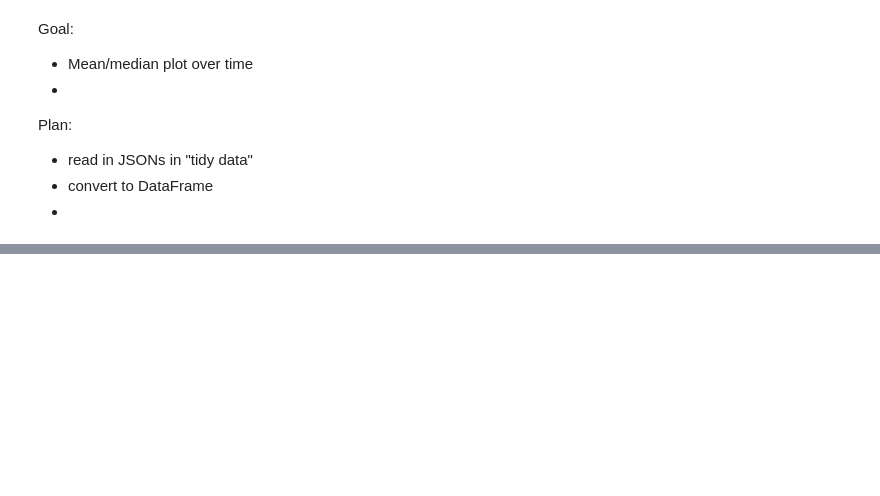
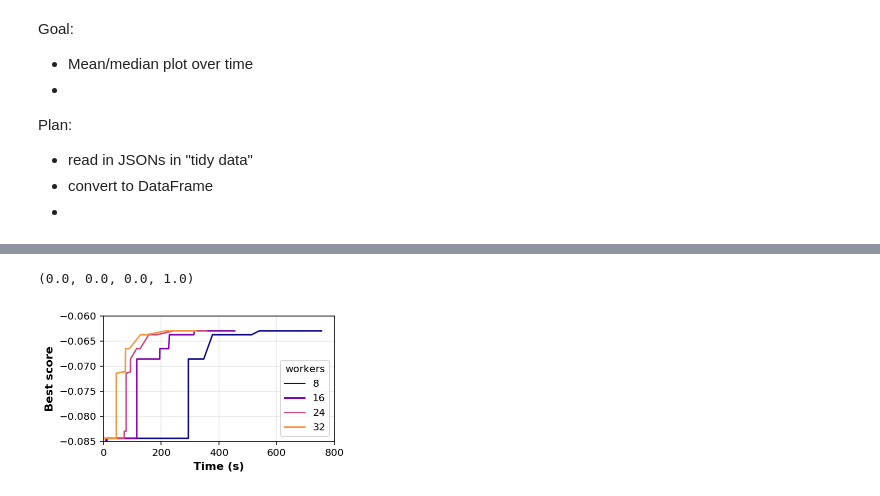
Before and after one commit to stsievert/dask-hyperband-comparison, a Jupyter notebook: image-denoising/Simulate-Viz.ipynb, the cells around one changed output, grey strips where cells are left out. Saved outputs shown, nothing was run; the diff lists cells and outputs as text; code cells hidden in the pictures; blank space fills up the shorter version.

```diff
--- a/image-denoising/Simulate-Viz.ipynb
+++ b/image-denoising/Simulate-Viz.ipynb
@@ -114,0 +196,36 @@ ax.set_ylim(-0.09, -0.06)
+# %%
+w = 2.3
+fig, ax = plt.subplots(figsize=(1.8 * w, w), nrows=1)
+from matplotlib import cm
+colors = cm.copper(0)
+print(colors)
+
+def c(x, cmap="plasma"):
+    return getattr(cm, cmap)(x)
+
+n = 4
+colors = {8: c(0), 16: c(1 / n), 24: c(2 / n), 32: c(3 / n)}
+styles = {True: "-", False: "-"}
+for patience in [False]:
+    for workers in [8, 16, 24, 32]:
+        idx = (df.patience == patience) & (df.num_workers == workers)
+        idx &= df.random_state == 403
+        show = df[idx]
+        ax.plot(
+            show.elapsed_wall_time,
+            show.best_score,
+            styles[patience],
+            color=colors[workers],
+            label=f"{workers}"
+        )
+
+ax.set_ylabel("Best score", fontdict={"weight": "bold", "fontsize": 11})
+ax.set_xlabel("Time (s)", fontdict={"weight": "bold", "fontsize": 11})
+ax.legend(loc="best", title="workers")
+ax.set_ylim(-0.085, -0.06)
+ax.grid(alpha=0.3)
+ax.set_xlim(0, 800)
+plt.savefig("figs/scaling.pdf", bbox_inches="tight")
+# %% [output]
+(0.0, 0.0, 0.0, 1.0)
+[figure, added]
```
Also changed, not shown: parts of 11 cells of this notebook, 3 other files.
